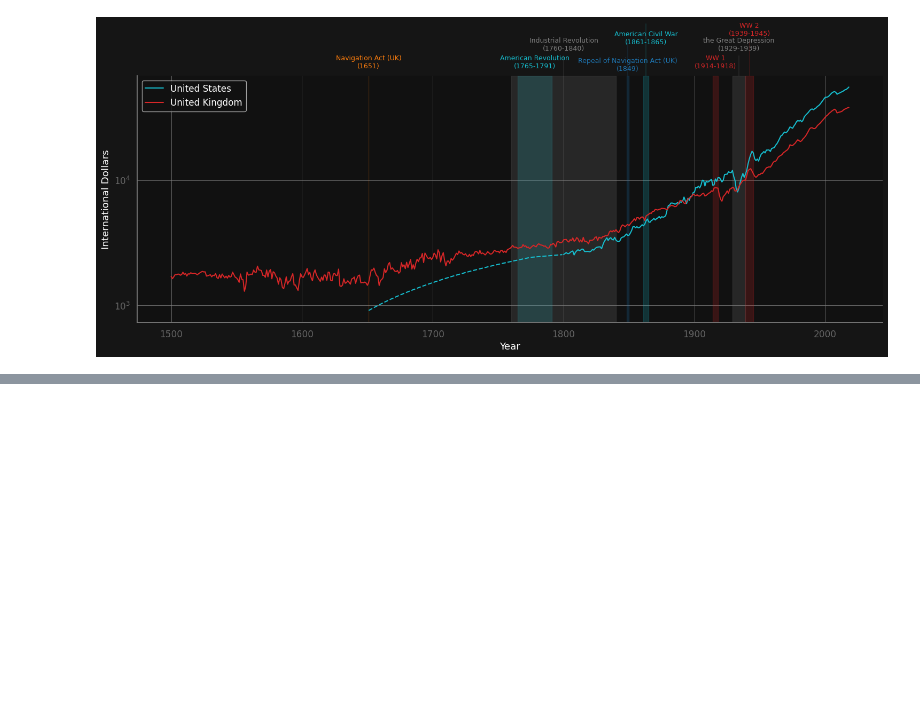
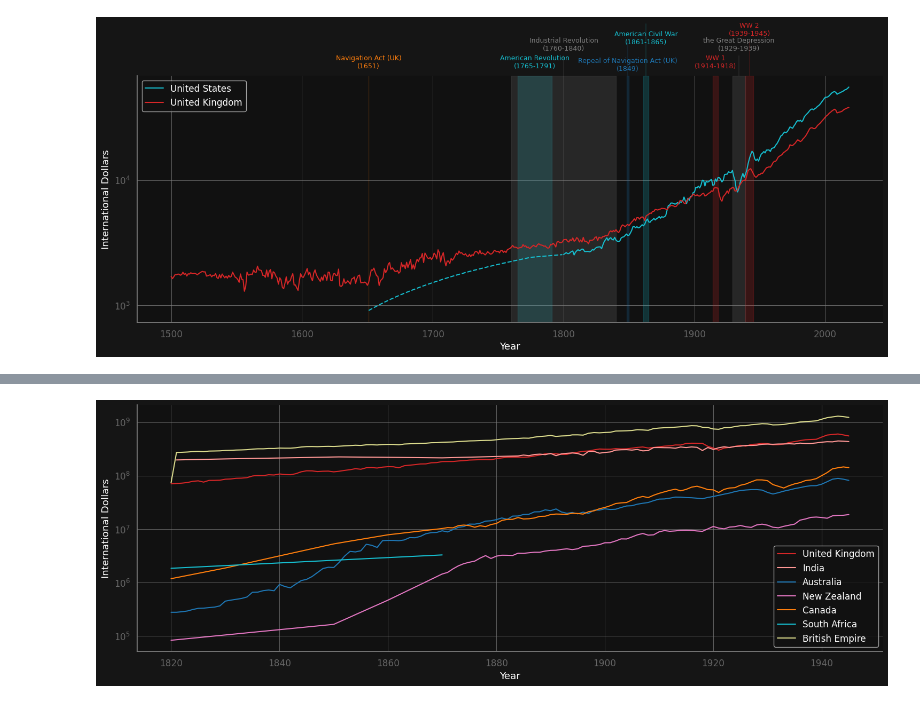
Before and after one commit to utkusarioglu/backtesting-workshop, a Jupyter notebook: src/quant/long_run_growth/long_run_growth.ipynb, the cells around one changed output, grey strips where cells are left out. Saved outputs shown, nothing was run; the diff lists cells and outputs as text; code cells hidden in the pictures; blank space fills up the shorter version.

```diff
--- a/src/quant/long_run_growth/long_run_growth.ipynb
+++ b/src/quant/long_run_growth/long_run_growth.ipynb
@@ -263,0 +281,30 @@ plot_with_events(
+# %%
+import pandas as pd
+
+BEM = ["GBR", "IND", "AUS", "NZL", "CAN", "ZAF"]
+start_year = 1820
+end_year = 1945
+
+d = data.set_index(["countrycode", "year"])
+d["gdp"] = d["gdppc"] * d["pop"]
+gdp = d["gdp"].unstack("countrycode")
+gdp["BEM"] = (
+    gdp[BEM]
+    .loc[start_year - 1 : end_year]
+    .interpolate(method="index")
+    .sum(axis=1)
+)
+color_mapping["BEM"] = color_mapping["TUR"]
+code_to_name.loc["BEM"] = "British Empire"
+
+plot_with_events(
+    countries=[*BEM, "BEM"],
+    country_codes=code_to_name,
+    color_mapping=color_mapping,
+    gdp_pc=gdp.stack().swaplevel(),
+    start_year=start_year,
+    end_year=end_year,
+    events=[],
+)
+# %% [output]
+[figure, added]
```
Also changed, not shown: parts of 9 cells of this notebook, 1 other file.
